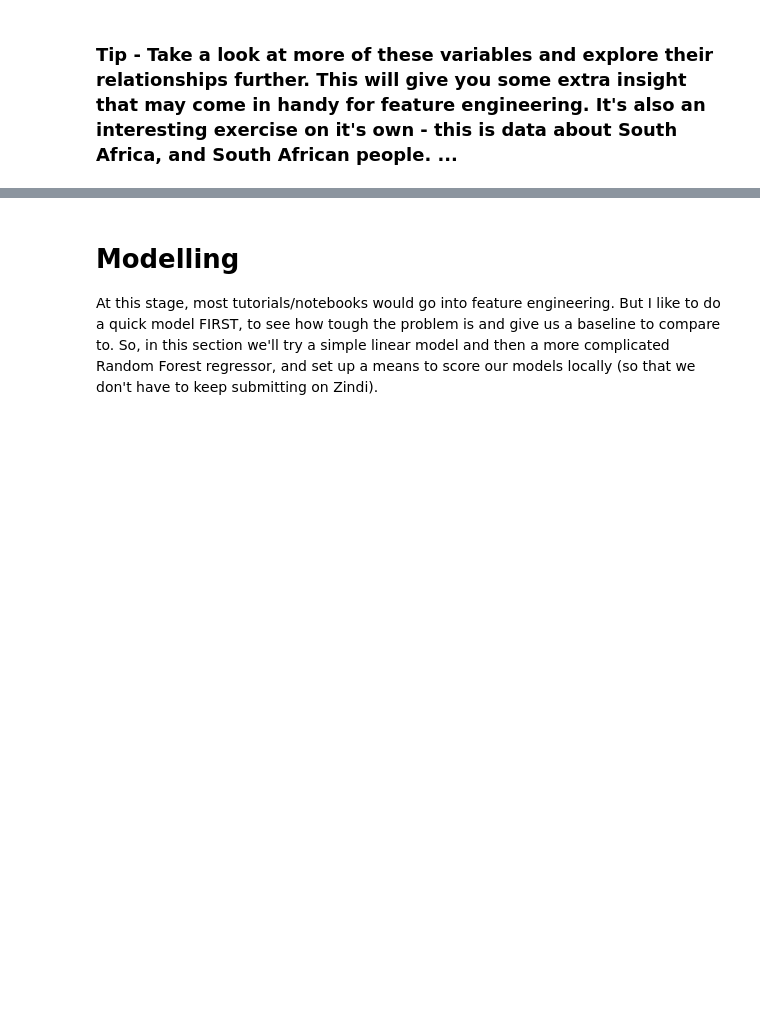
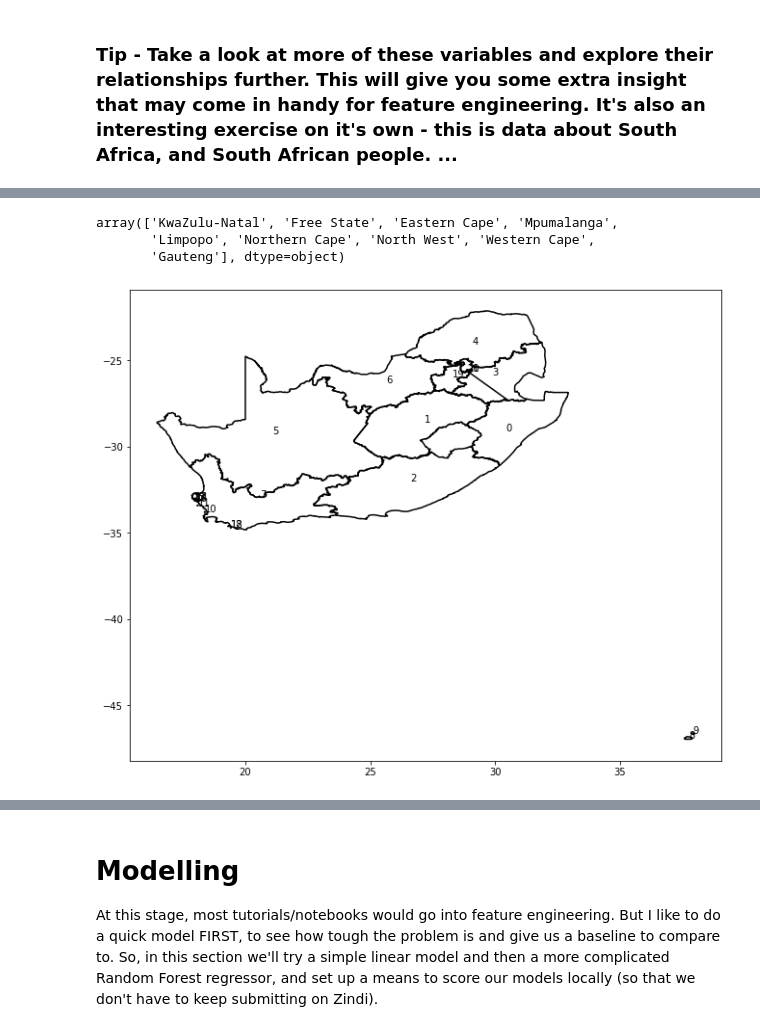
Before and after one commit to CateGitau/Zindi_Challenge, a Jupyter notebook: Starter_Notebook-Copy2.ipynb, the cells around one changed output, grey strips where cells are left out. Cells and saved outputs as stored; diff of their text form; code cells hidden in the pictures; blank space fills up the shorter version.

Commit message:
added code to extract SouthAfrica Provinces using the longitudes and latitudes

```diff
--- a/Starter_Notebook-Copy2.ipynb
+++ b/Starter_Notebook-Copy2.ipynb
@@ -133,0 +148,3 @@ Notice that for the dwelling type example above, the left hand side of the graph
+# %%
+shp_path ='Igismap/SOU-level_1_SHP/SOU-level_1.shp'
+sf = shp.Reader(shp_path)
@@ -133,0 +186,32 @@ Notice that for the dwelling type example above, the left hand side of the graph
+# %%
+#we get the provice names of south africa which are 9
+df_map['ID'].unique()
+# %% [output]
+array(['KwaZulu-Natal', 'Free State', 'Eastern Cape', 'Mpumalanga',
+       'Limpopo', 'Northern Cape', 'North West', 'Western Cape',
+       'Gauteng'], dtype=object)
+# %%
+def plot_map(sf, x_lim = None, y_lim = None, figsize = (11,9)):
+    '''
+    Plot map with lim coordinates
+    '''
+    plt.figure(figsize = figsize)
+    id=0
+    for shape in sf.shapeRecords():
+        x = [i[0] for i in shape.shape.points[:]]
+        y = [i[1] for i in shape.shape.points[:]]
+        plt.plot(x, y, 'k')
+
+        if (x_lim == None) & (y_lim == None):
+            x0 = np.mean(x)
+            y0 = np.mean(y)
+            plt.text(x0, y0, id, fontsize=10)
+        id = id+1
+
+    if (x_lim != None) & (y_lim != None):
+        plt.xlim(x_lim)
+        plt.ylim(y_lim)
+# %%
+plot_map(sf)
+# %% [output]
+[figure, added]
```
Also changed, not shown: parts of 29 cells of this notebook.
